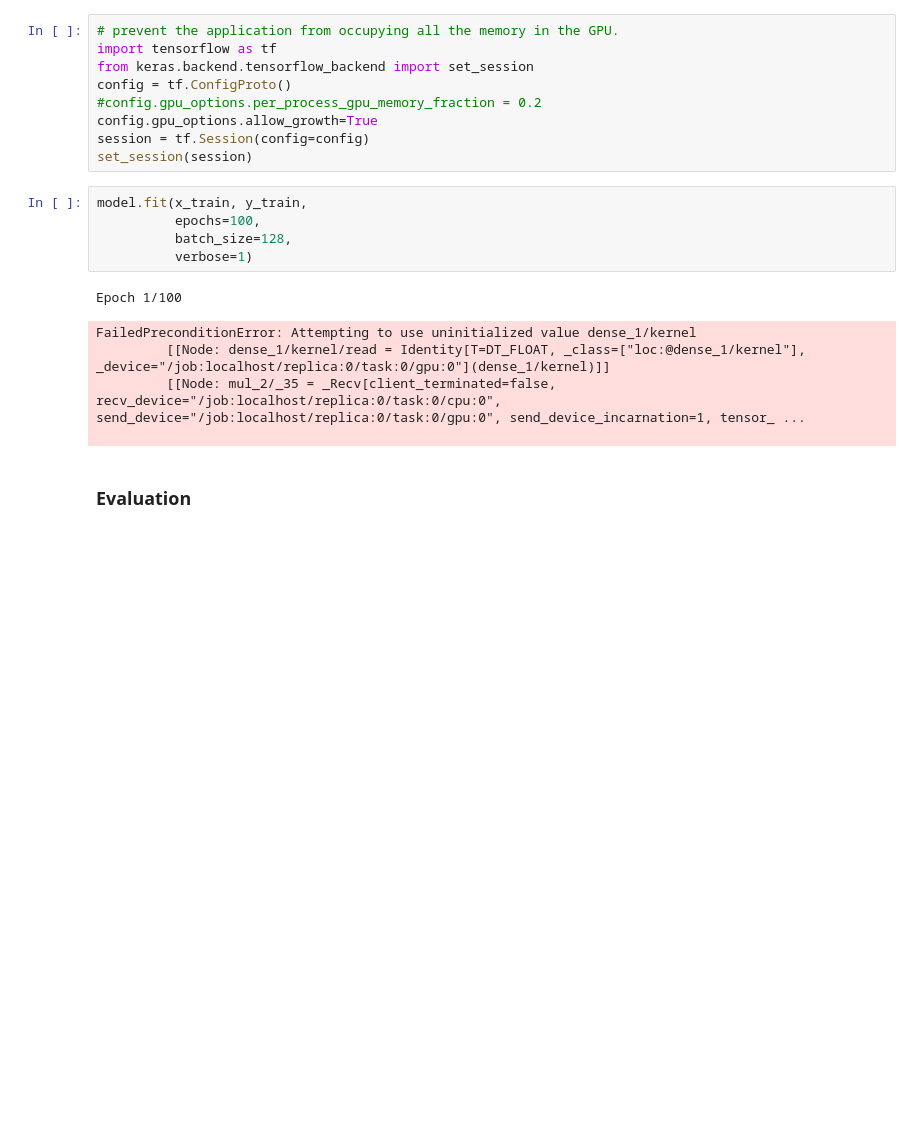
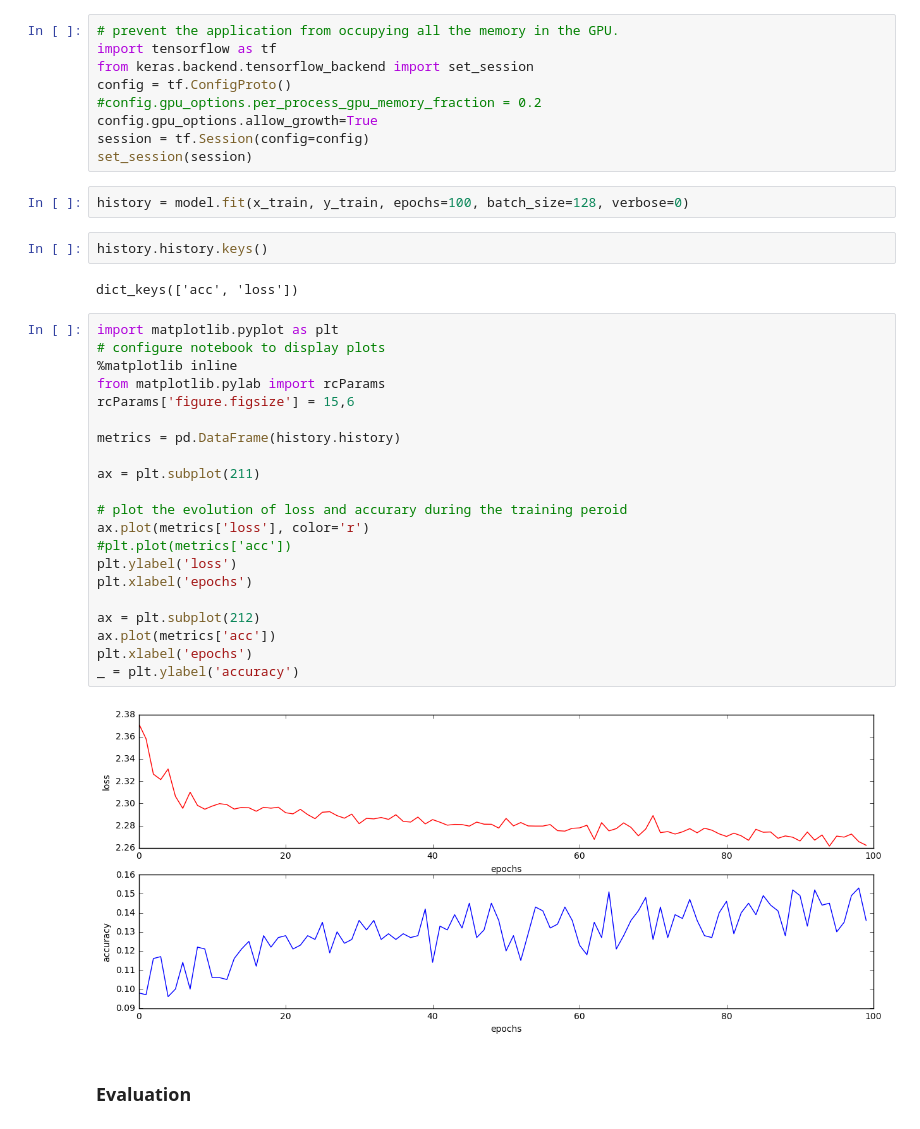
Before and after one commit to liaison/python, a Jupyter notebook: keras_multiclass_classification.ipynb, the cells around one changed output. Cells and saved outputs as stored; diff of their text form; blank space fills up the shorter version.

Commit message:
plot the evolution of loss and accurarcy during the training.

```diff
--- a/keras_multiclass_classification.ipynb
+++ b/keras_multiclass_classification.ipynb
@@ -61,16 +66,34 @@ config.gpu_options.allow_growth=True
 session = tf.Session(config=config)
 set_session(session)
 # %%
-model.fit(x_train, y_train,
-          epochs=100,
-          batch_size=128,
-          verbose=1)
+history = model.fit(x_train, y_train, epochs=100, batch_size=128, verbose=0)
-# %% [output]
-Epoch 1/100
-FailedPreconditionError: Attempting to use uninitialized value dense_1/kernel
-         [[Node: dense_1/kernel/read = Identity[T=DT_FLOAT, _class=["loc:@dense_1/kernel"], _device="/job:localhost/replica:0/task:0/gpu:0"](dense_1/kernel)]]
-         [[Node: mul_2/_35 = _Recv[client_terminated=false, recv_device="/job:localhost/replica:0/task:0/cpu:0", send_device="/job:localhost/replica:0/task:0/gpu:0", send_device_incarnation=1, tensor_ ...
-
+# %%
+history.history.keys()
+# %% [output]
+dict_keys(['acc', 'loss'])
+# %%
+import matplotlib.pyplot as plt
+# configure notebook to display plots
+%matplotlib inline
+from matplotlib.pylab import rcParams
+rcParams['figure.figsize'] = 15,6
+
+metrics = pd.DataFrame(history.history)
+
+ax = plt.subplot(211)
+
+# plot the evolution of loss and accurary during the training peroid
+ax.plot(metrics['loss'], color='r')
+#plt.plot(metrics['acc'])
+plt.ylabel('loss')
+plt.xlabel('epochs')
+
+ax = plt.subplot(212)
+ax.plot(metrics['acc'])
+plt.xlabel('epochs')
+_ = plt.ylabel('accuracy')
+# %% [output]
+[figure, added]
 # %% [markdown]
 ### Evaluation
 # %%
```
Also changed, not shown: parts of 3 cells of this notebook.
